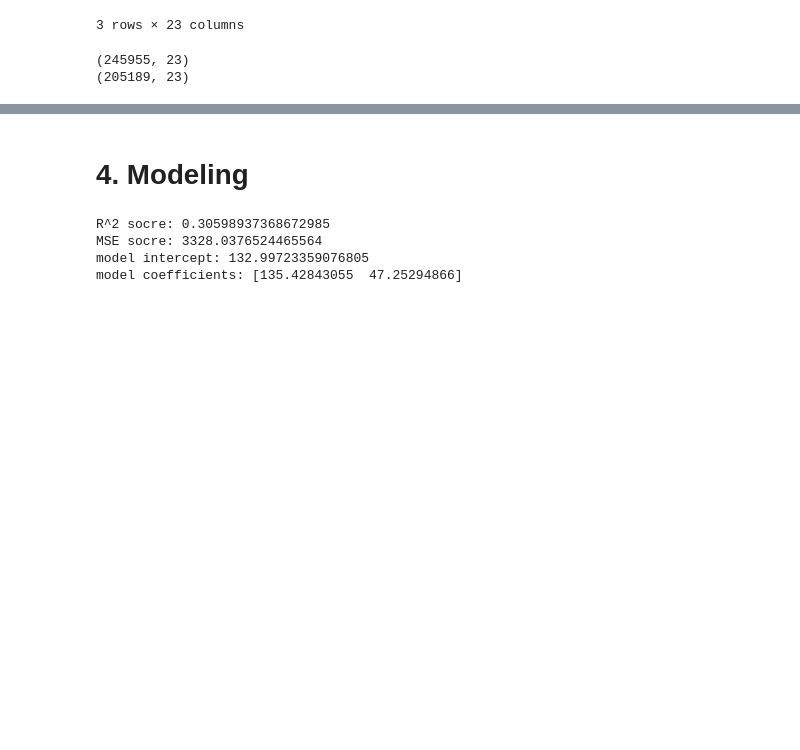
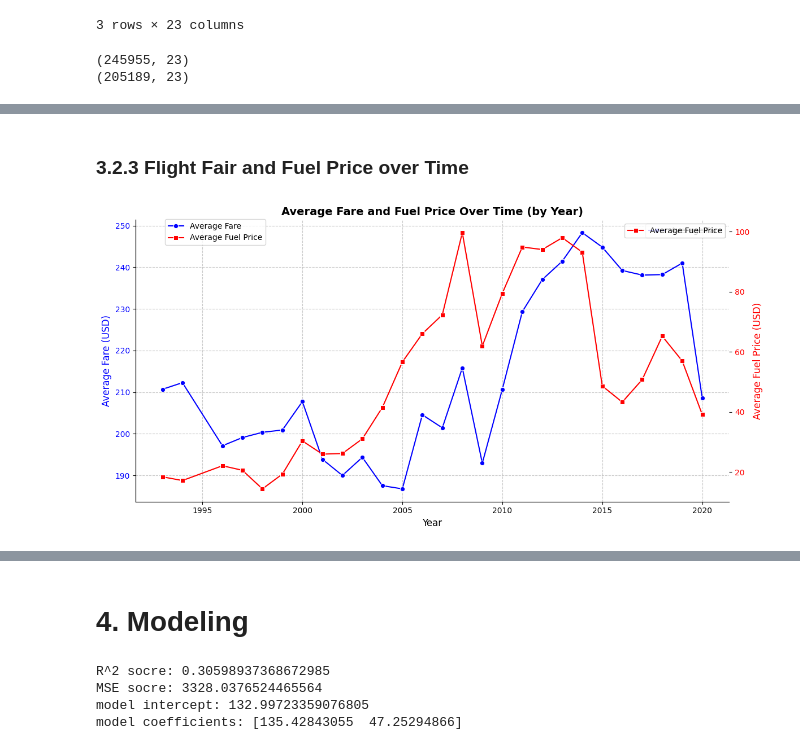
Before and after one commit to jbwenjoy/000545000, a Jupyter notebook: CIS_545_Final.ipynb, the cells around one changed output, grey strips where cells are left out. Cells and saved outputs as stored; diff of their text form; code cells hidden in the pictures; blank space fills up the shorter version.

```diff
--- a/CIS_545_Final.ipynb
+++ b/CIS_545_Final.ipynb
@@ -133,0 +253,59 @@ df_clean.shape
+# %% [markdown]
+### 3.2.3 Flight Fair and Fuel Price over Time
+# %%
+import matplotlib.pyplot as plt
+import seaborn as sns
+import pandas as pd
+
+# Assuming df and fuel_df are already loaded and cleaned
+
+# Convert 'Date' column to datetime objects
+fuel_df['Date'] = pd.to_datetime(fuel_df['Date'])
+
+# Extract year from 'Date' column
+fuel_df['Year'] = fuel_df['Date'].dt.year
+
+avg_fuel_price_per_year = fuel_df.groupby('Year')['Price'].mean().reset_index()
+avg_fare_per_year = df.groupby('Year')['fare'].mean().reset_index()
+
+# Find common years between fare and fuel data
+common_years = list(set(avg_fare_per_year['Year']) & set(avg_fuel_price_per_year['Year']))
+
+# Filter data for common years
+avg_fare_per_year = avg_fare_per_year[avg_fare_per_year['Year'].isin(common_years)]
+avg_fuel_price_per_year = avg_fuel_price_per_year[avg_fuel_price_per_year['Year'].isin(common_years)]
+
+# Create the figure and axes
+fig, ax1 = plt.subplots(figsize=(12, 6))
+
+# Plot average fare on the first y-axis (ax1)
+sns.lineplot(x='Year', y='fare', data=avg_fare_per_year, marker='o', color='blue', ax=ax1, label='Average Fare')
+ax1.set_xlabel('Year', fontsize=12)
+ax1.set_ylabel('Average Fare (USD)', color='blue', fontsize=12)
+ax1.tick_params(axis='y', labelcolor='blue')
+ax1.grid(True, linestyle='--', alpha=0.7)
+
+# Create a second y-axis (ax2) sharing the same x-axis
+ax2 = ax1.twinx()
+
+# Plot average fuel price on the second y-axis (ax2)
+sns.lineplot(x='Year', y='Price', data=avg_fuel_price_per_year, marker='s', color='red', ax=ax2, label='Average Fuel Price')
+ax2.set_ylabel('Average Fuel Price (USD)', color='red', fontsize=12)
+ax2.tick_params(axis='y', labelcolor='red')
+
+# Add solid line to the right spine of ax2
+ax2.spines['right'].set_visible(True)  # Make the right spine visible
+ax2.spines['right'].set_color('red')    # Set the color of the right spine
+
+# Set title and legend
+plt.title('Average Fare and Fuel Price Over Time (by Year)', fontsize=14, fontweight='bold')
+fig.legend(loc="upper left", bbox_to_anchor=(0.1, 0.95))
+
+# Improve aesthetics
+sns.despine()
+plt.tight_layout()
+
+# Show the plot
+plt.show()
+# %% [output]
+[figure, added]
```
Also changed, not shown: parts of 22 cells of this notebook.
